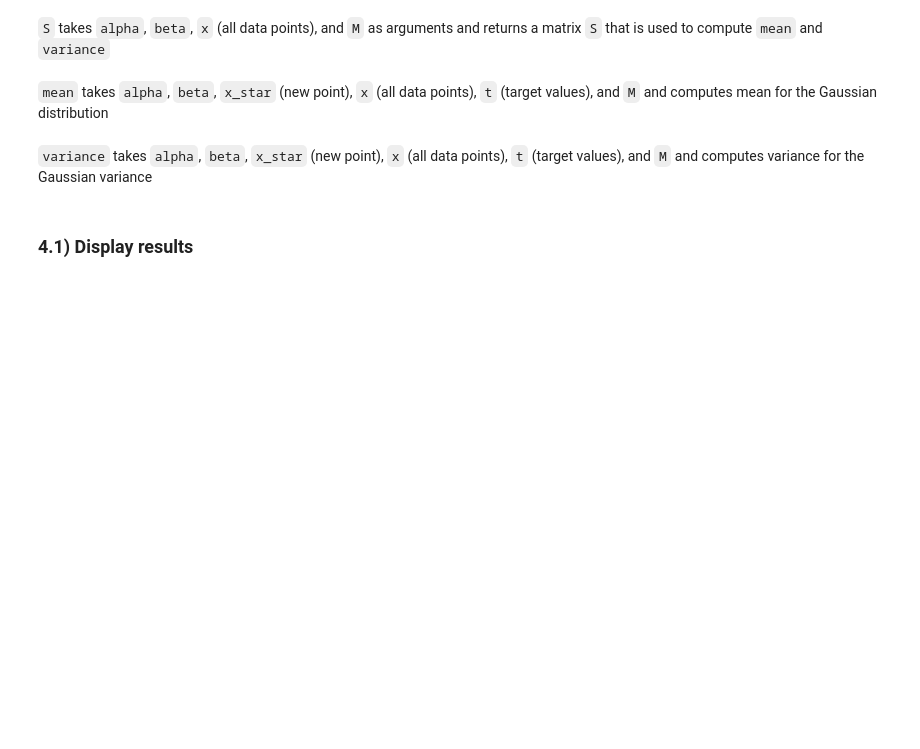
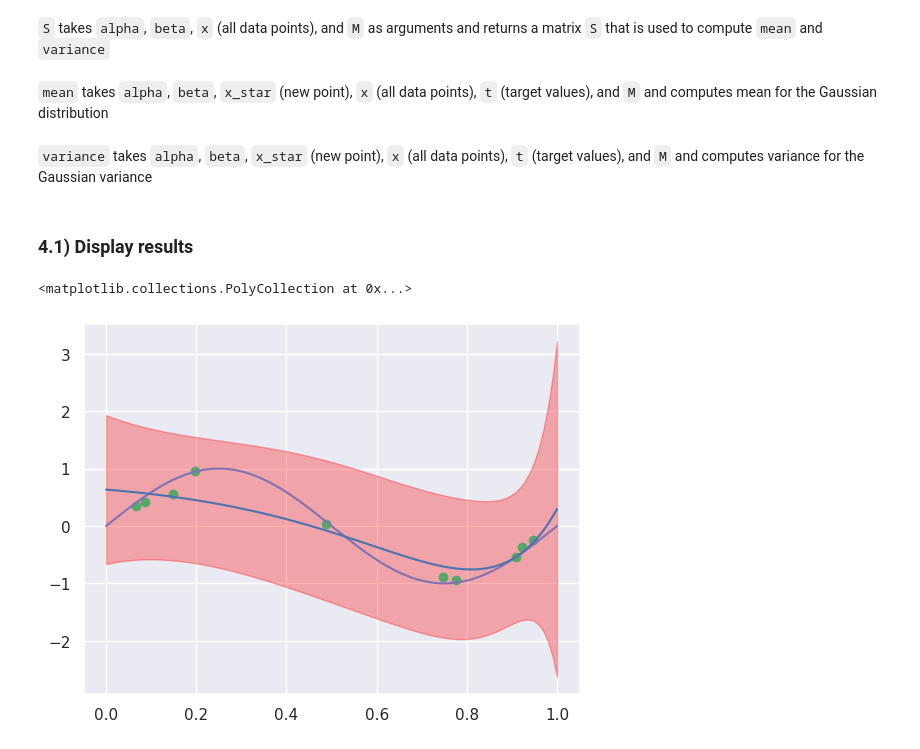
Before and after one commit to Khanrik/UniFolder, a Jupyter notebook: 5. Semester/Machine Learning/PØ/02-polynomial-curve-fitting-and-decision-theory/exercise-2.ipynb, the cells around one changed output. Cells and saved outputs as stored; diff of their text form; code cells hidden in the pictures; blank space fills up the shorter version.

```diff
--- a/5. Semester/Machine Learning/PØ/02-polynomial-curve-fitting-and-decision-theory/exercise-2.ipynb
+++ b/5. Semester/Machine Learning/PØ/02-polynomial-curve-fitting-and-decision-theory/exercise-2.ipynb
@@ -370,2 +367,5 @@ def phi(x, M):
+# %%
+def phi(x, M):
+    return np.vander(np.array([x]), M+1, increasing=True).T
 # %% [markdown]
 `S` takes `alpha`, `beta`, `x` (all data points), and `M` as arguments and returns a matrix `S` that is used to compute `mean` and `variance`
@@ -375,2 +372,9 @@ def S(alpha, beta, x, M):
+# %%
+def S(alpha, beta, x, M):
+    phisum = np.zeros((M+1, M+1))
+    for x_i in x:
+        phix = phi(x_i, M)
+        phisum += phix @ phix.T
+    return np.linalg.inv(alpha * np.eye(M+1) + beta * phisum)
 # %% [markdown]
 `mean` takes `alpha`, `beta`, `x_star` (new point), `x` (all data points), `t` (target values), and `M` and computes mean for the Gaussian distribution
@@ -380,19 +381,28 @@ def mean(alpha, beta, x_star, x, t, M):
+# %%
+def mean(alpha, beta, x_star, x, t, M):
+    phisum = np.zeros((M+1, 1))
+    for x_i, t_i in zip(x, t):
+        phisum += phi(x_i, M) * t_i
+    return (beta * phi(x_star, M).T @ S(alpha, beta, x, M) @ phisum).squeeze()
 # %% [markdown]
 `variance` takes `alpha`, `beta`, `x_star` (new point), `x` (all data points), `t` (target values), and `M` and computes variance for the Gaussian variance
 # %%
 def variance(alpha, beta, x_star, x, t, M):
-    pass
+    return 1/beta + (phi(x_star, M).T @ S(alpha, beta, x, M) @ phi(x_star, M)).squeeze()
 # %% [markdown]
 ### 4.1) Display results
 # %%
 alpha = 0.05
 beta = 1.1
 M = 9
 
 means = np.array(list(map(lambda x: mean(alpha, beta, x, x_train, y_train, M), x_test)))
 variances = np.array(list(map(lambda x: variance(alpha, beta, x, x_train, y_train, M), x_test)))
 
 plt.plot(x_train, y_train, 'og')
 plt.plot(x_test, y_test, '-m')
 plt.plot(x_test, means, '-b')
-plt.fill_between(x_test, means + variances, means - variances, color='red', alpha='0.3')
+plt.fill_between(x_test, means + variances, means - variances, color='red', alpha=0.3)
+# %% [output]
+<matplotlib.collections.PolyCollection at 0x...>
+[figure, added]
```
Also changed, not shown: parts of 3 cells of this notebook, 5 other files.
